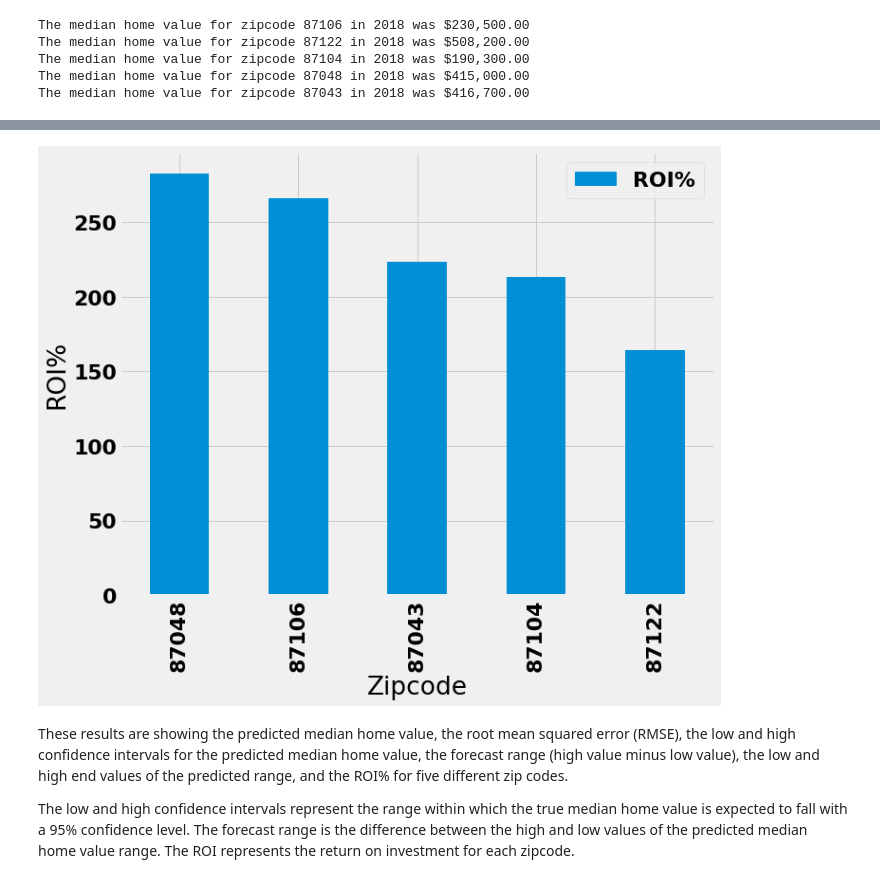
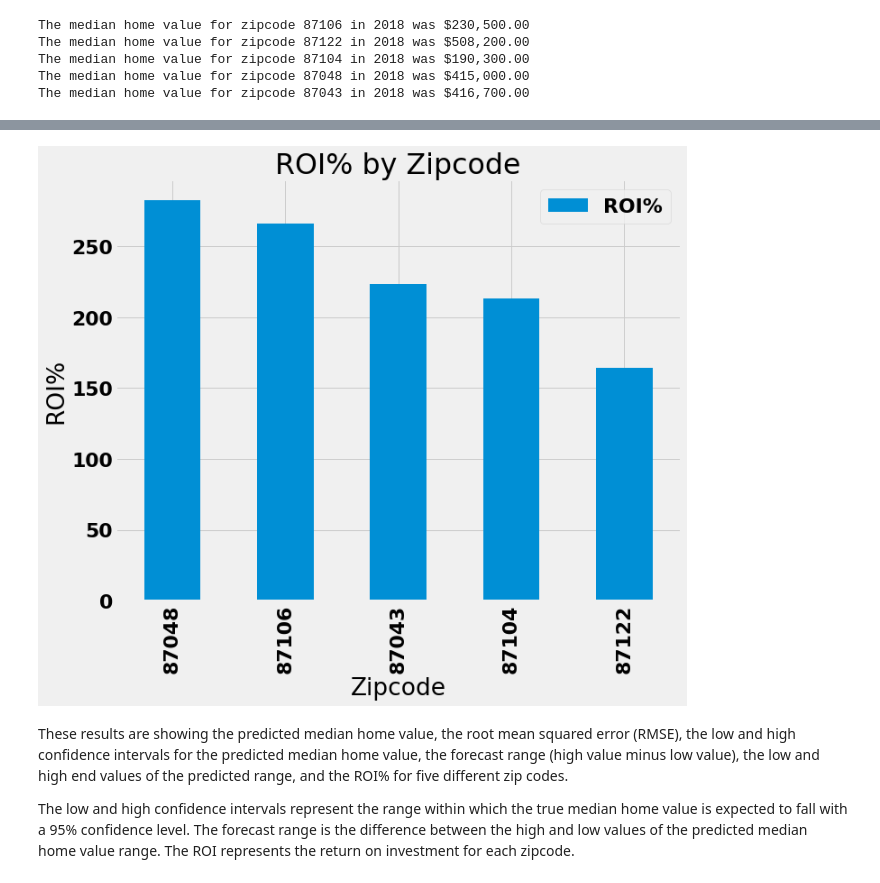
Before and after one commit to bnittalee/Time-Series-Model, a Jupyter notebook: Final-Notebook.ipynb, the cells around one changed output, grey strips where cells are left out. Saved outputs shown, nothing was run; the diff lists cells and outputs as text; code cells hidden in the pictures.

```diff
--- a/Final-Notebook.ipynb
+++ b/Final-Notebook.ipynb
@@ -956,28 +968,32 @@ df_results
 # %%
 # create a DataFrame from the given data
 data = {'zipcode': ['87106', '87122', '87104', '87048', '87043'],
         'city': ['Albuquerque, NM', 'Albuquerque, NM', 'Albuquerque, NM', 'Corrales, NM', 'Santa Ana Pueblo, NM'],
         '2018 median value': [230500, 508200, 190300, 415000, 416700],
         'rmse': [31455.188774, 81866.138297, 25140.743922, 56009.750599, 71678.384869],
         'low_conf': [43008, 52707, 134725, -68970, 200748],
         'high_conf': [612761, 833727, 405455, 1173814, 930335],
         'forecast range': [569753, 781020, 270730, 1242784, 729587],
         'low_end': [273508, 560907, 325025, 346030, 617448],
         'high_end': [843261, 1341927, 595755, 1588814, 1347035],
         'ROI%': [265.84, 164.05, 213.06, 282.85, 223.26]}
 df = pd.DataFrame(data)
 
 # sort the DataFrame by the ROI% column
 df = df.sort_values('ROI%', ascending=False)
 
 # plot the ROI values as a bar chart
 ax = df.plot(x='zipcode', y='ROI%', kind='bar', figsize=(10, 8))
 ax.set_xticklabels(df['zipcode'])
 ax.set_xlabel('Zipcode')
 ax.set_ylabel('ROI%')
+
+# Add a title to the bar chart
+ax.set_title('ROI% by Zipcode')
+
 plt.show()
 # %% [output]
-[figure, old version]
+[figure, new version]
 # %% [markdown]
 These results are showing the predicted median home value, the root mean squared error (RMSE), the low and high confidence intervals for the predicted median home value, the forecast range (high value minus low value), the low and high end values of the predicted range, and the ROI% for five different zip codes.
 
```
Also changed, not shown: parts of 3 cells of this notebook, 6 other files.
